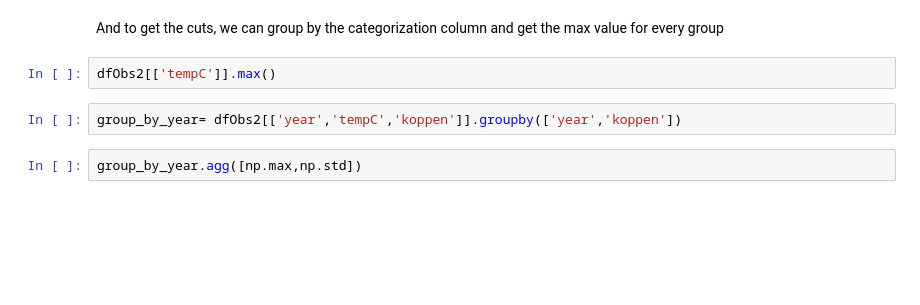
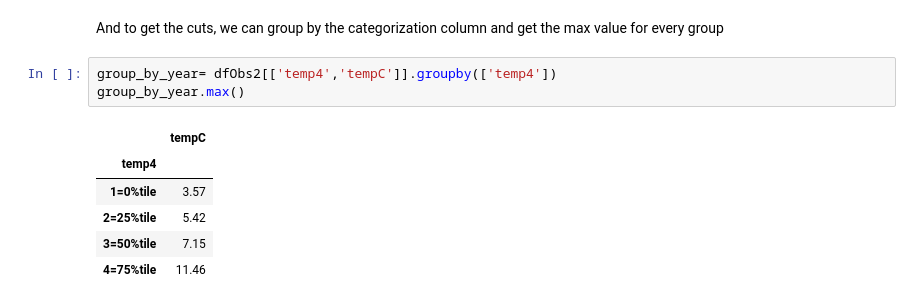
Before and after one commit to ibrahim85/dataviz15, a Jupyter notebook: assignments/week03/EDA 2.ipynb, the cells around one changed output. Drawn from its saved outputs; the diff is of its cells as text; blank space fills up the shorter version.

```diff
--- a/assignments/week03/EDA 2.ipynb
+++ b/assignments/week03/EDA 2.ipynb
@@ -317,8 +363,12 @@ dfObs2['temp4'].value_counts(normalize=True)*100
 # %% [markdown]
 And to get the cuts, we can group by the categorization column and get the max value for every group
-# %%
-dfObs2[['tempC']].max()
 # %%
-group_by_year= dfObs2[['year','tempC','koppen']].groupby(['year','koppen'])
+group_by_year= dfObs2[['temp4','tempC']].groupby(['temp4'])
+group_by_year.max()
+# %% [output]
+|  | tempC |
+| temp4 |  |
+| 1=0%tile | 3.57 |
+| 2=25%tile | 5.42 |
+| 3=50%tile | 7.15 |
+| 4=75%tile | 11.46 |
-# %%
-group_by_year.agg([np.max,np.std])
```
Also changed, not shown: parts of 6 cells of this notebook.
